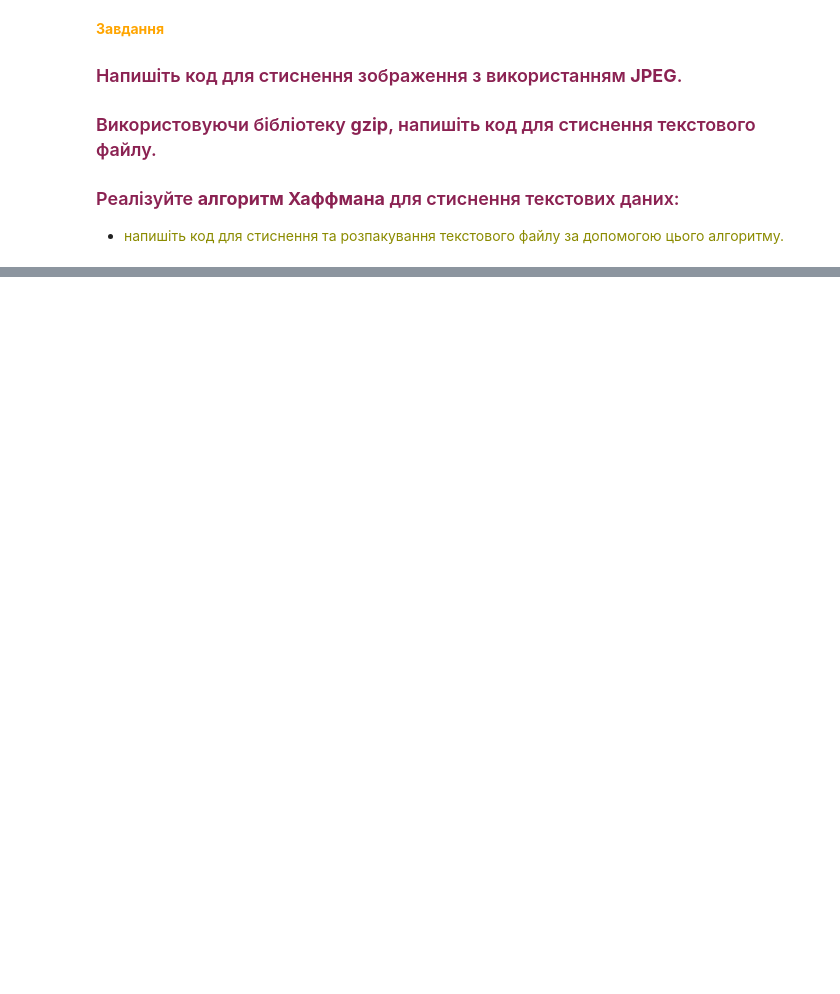
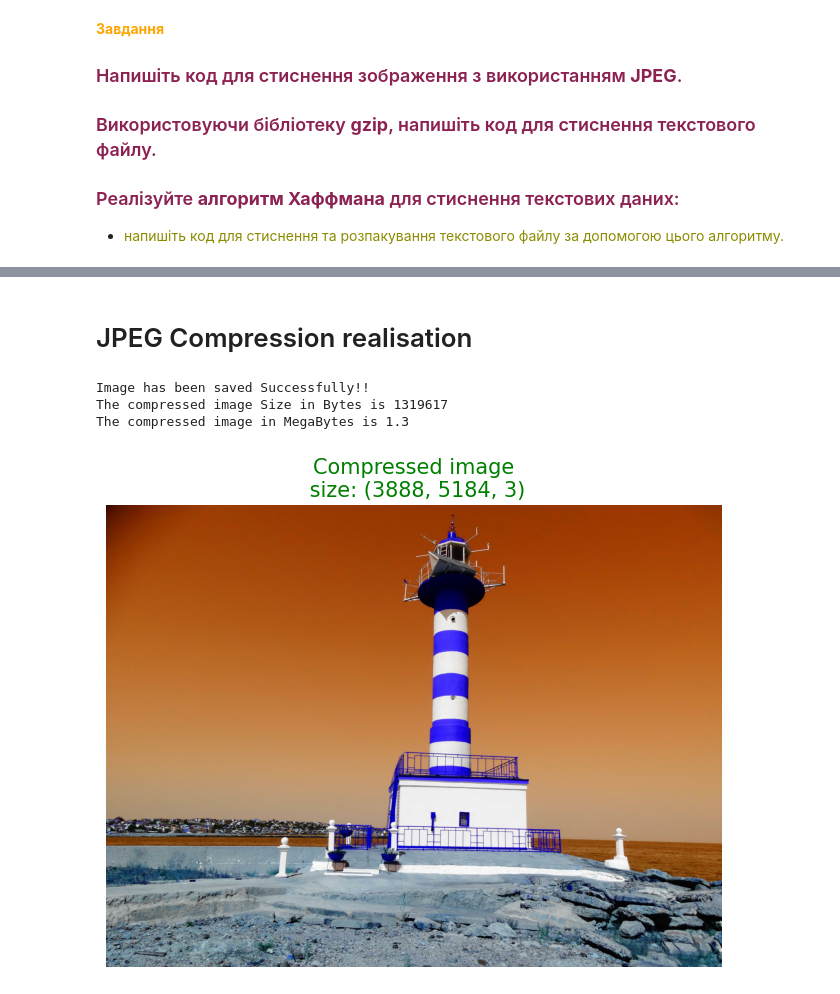
Before and after one commit to OleksiiHayvoronskyi/lesson_61, a Jupyter notebook: Lesson_61_EncodingCompression.ipynb, the cells around one changed output, grey strips where cells are left out. Cells and saved outputs as stored; diff of their text form; code cells hidden in the pictures; blank space fills up the shorter version.

```diff
--- a/Lesson_61_EncodingCompression.ipynb
+++ b/Lesson_61_EncodingCompression.ipynb
@@ -44,0 +42,32 @@ imshow('Квантове', quant_image.astype(np.uint8))
+# %% [markdown]
+# JPEG Compression realisation
+# %%
+# Quality of the image after compression.
+jpg_quality = 50
+
+# Reading and compressing the image.
+cv2.imwrite('compres_img.jpg', origin_img, [cv2.IMWRITE_JPEG_QUALITY, jpg_quality])
+print("Image has been saved Successfully!!")
+
+# Get the image size after saved.
+img_name = 'compres_img.jpg'
+compres_file_stats = os.stat(img_name)
+
+print(f'The compressed image Size in Bytes is {compres_file_stats.st_size}')
+print(f'The compressed image in MegaBytes is {compres_file_stats.st_size / (1024 * 1024):.1f}')
+# %% [output]
+Image has been saved Successfully!!
+The compressed image Size in Bytes is 1319617
+The compressed image in MegaBytes is 1.3
+# %%
+# Reading a color image.
+get_img = cv2.imread('compres_img.jpg')
+
+# Visualisation.
+plt.figure(figsize=(10, 6))
+plt.title(f'Compressed image\n size: {origin_img.shape}', fontsize=15, color='g')
+plt.axis('off')
+plt.imshow(get_img)
+plt.show()
+# %% [output]
+[figure, added]
```
Also changed, not shown: parts of 22 cells of this notebook.
